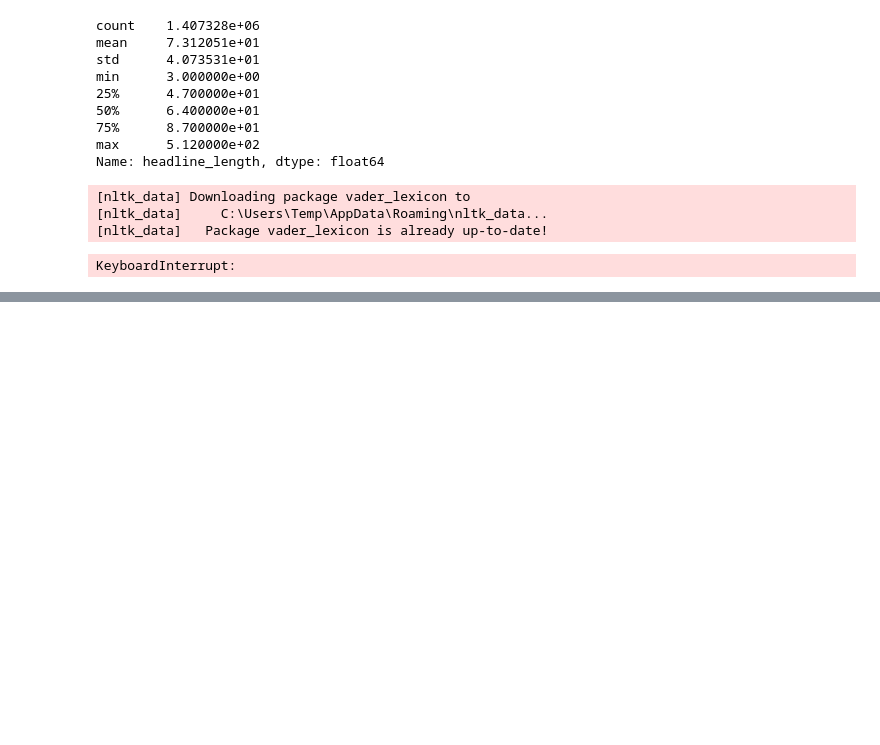
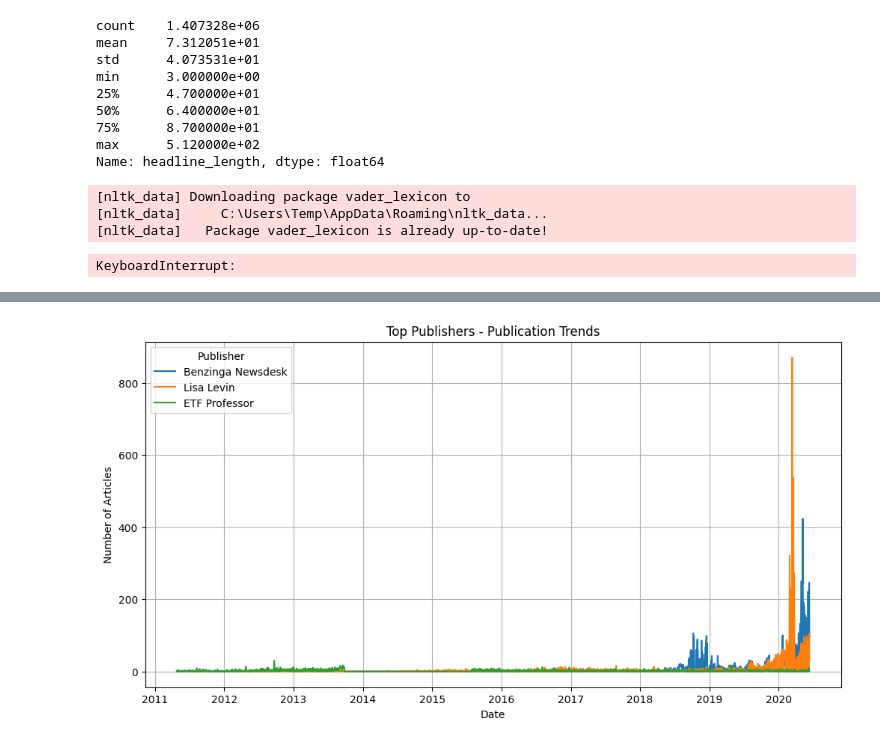
Before and after one commit to Tesfahun03/Stock-market-forecasting, a Jupyter notebook: notebooks/text-analysis.ipynb, the cells around one changed output, grey strips where cells are left out. Saved outputs shown, nothing was run; the diff lists cells and outputs as text; code cells hidden in the pictures; blank space fills up the shorter version.

```diff
--- a/notebooks/text-analysis.ipynb
+++ b/notebooks/text-analysis.ipynb
@@ -92,0 +249,14 @@ KeyboardInterrupt:
+# %%
+# Group by publisher and date to see trends
+publisher_trends = data.groupby(['publisher', 'date_only']).size().unstack(fill_value=0)
+
+# Plot trends for top publishers
+top_publishers = data['publisher'].value_counts().head(3).index  # Top 3 publishers
+publisher_trends.loc[top_publishers].T.plot(figsize=(12, 6), title='Top Publishers - Publication Trends')
+plt.xlabel('Date')
+plt.ylabel('Number of Articles')
+plt.grid()
+plt.legend(title='Publisher')
+plt.show()
+# %% [output]
+[figure, added]
```
Also changed, not shown: parts of 9 cells of this notebook.
